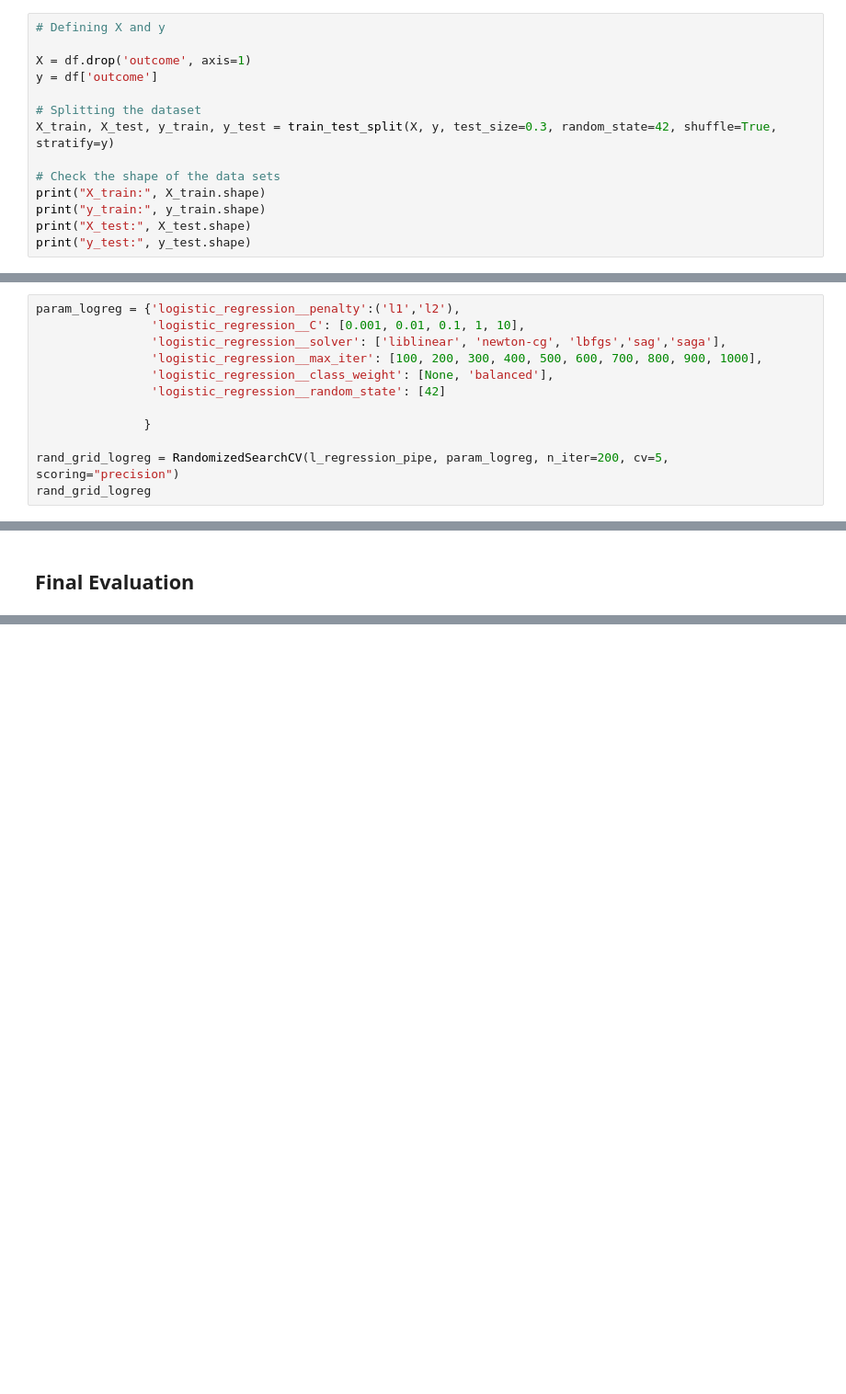
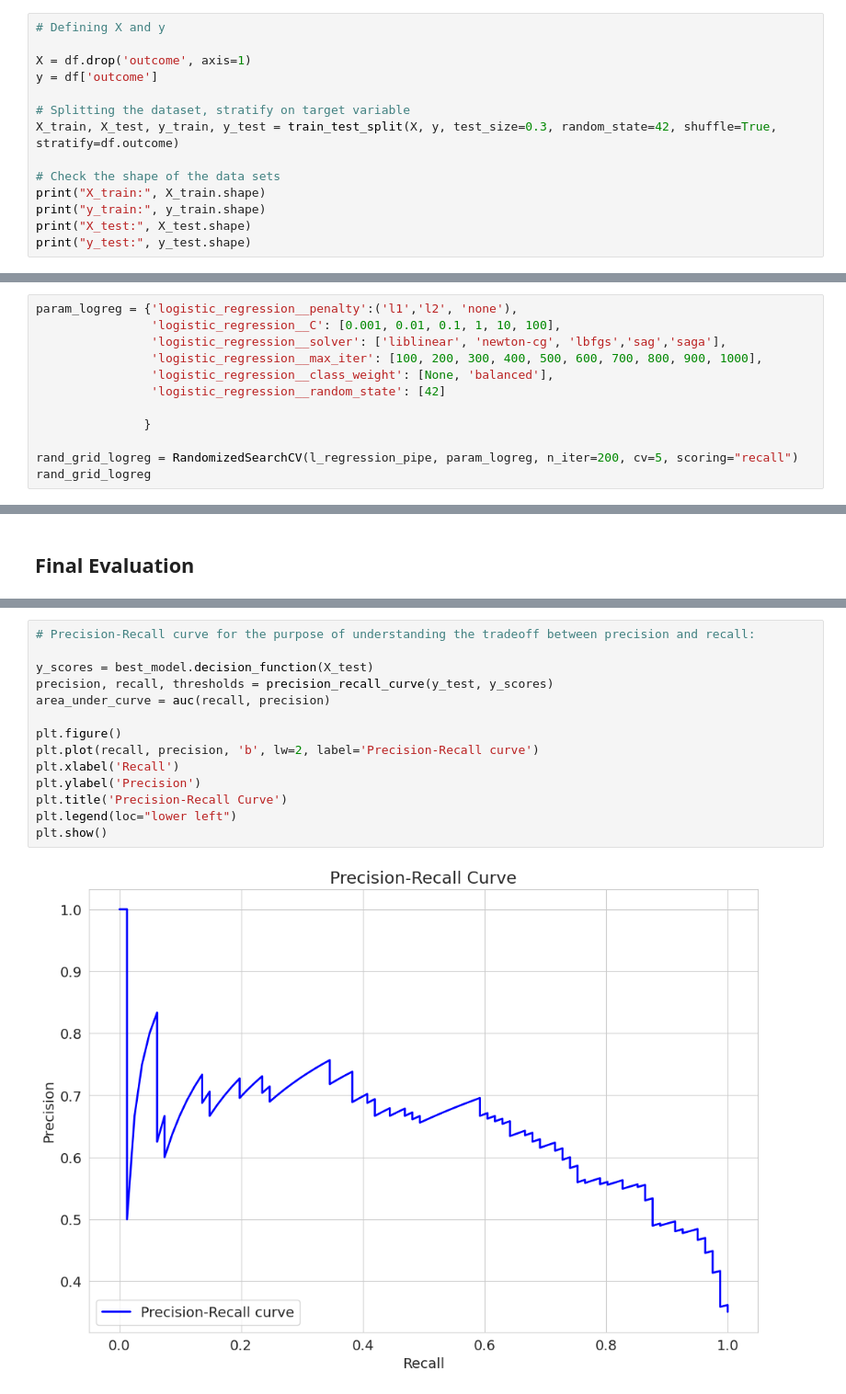
Before and after one commit to mojtaba-peyrovi/diabetes-ML-practice, a Jupyter notebook: 2_Diabetes_Challenge _random_grid_search.ipynb, the cells around one changed output, grey strips where cells are left out. Shown at 92% size. Saved outputs shown, nothing was run; the diff lists cells and outputs as text; blank space fills up the shorter version.

```diff
--- a/2_Diabetes_Challenge _random_grid_search.ipynb
+++ b/2_Diabetes_Challenge _random_grid_search.ipynb
@@ -49,8 +60,8 @@ df.head()
 X = df.drop('outcome', axis=1)
 y = df['outcome']
 
-# Splitting the dataset
-X_train, X_test, y_train, y_test = train_test_split(X, y, test_size=0.3, random_state=42, shuffle=True, stratify=y)
+# Splitting the dataset, stratify on target variable
+X_train, X_test, y_train, y_test = train_test_split(X, y, test_size=0.3, random_state=42, shuffle=True, stratify=df.outcome)
 
 # Check the shape of the data sets
 print("X_train:", X_train.shape)
@@ -159,8 +200,8 @@ l_regression_pipe.get_params()
  'logistic_regression__verbose': 0,
  'logistic_regression__warm_start': False}
 # %%
-param_logreg = {'logistic_regression__penalty':('l1','l2'),
-                'logistic_regression__C': [0.001, 0.01, 0.1, 1, 10],
+param_logreg = {'logistic_regression__penalty':('l1','l2', 'none'),
+                'logistic_regression__C': [0.001, 0.01, 0.1, 1, 10, 100],
                 'logistic_regression__solver': ['liblinear', 'newton-cg', 'lbfgs','sag','saga'],
                 'logistic_regression__max_iter': [100, 200, 300, 400, 500, 600, 700, 800, 900, 1000],
                 'logistic_regression__class_weight': [None, 'balanced'],
@@ -168,7 +209,7 @@ param_logreg = {'logistic_regression__penalty':('l1','l2'),
 
                }
 
-rand_grid_logreg = RandomizedSearchCV(l_regression_pipe, param_logreg, n_iter=200, cv=5, scoring="precision")
+rand_grid_logreg = RandomizedSearchCV(l_regression_pipe, param_logreg, n_iter=200, cv=5, scoring="recall")
 rand_grid_logreg
 # %% [output]
 RandomizedSearchCV(cv=5,
@@ -246,0 +290,16 @@ Precision: 0.76
+# %%
+# Precision-Recall curve for the purpose of understanding the tradeoff between precision and recall:
+
+y_scores = best_model.decision_function(X_test)
+precision, recall, thresholds = precision_recall_curve(y_test, y_scores)
+area_under_curve = auc(recall, precision)
+
+plt.figure()
+plt.plot(recall, precision, 'b', lw=2, label='Precision-Recall curve')
+plt.xlabel('Recall')
+plt.ylabel('Precision')
+plt.title('Precision-Recall Curve')
+plt.legend(loc="lower left")
+plt.show()
+# %% [output]
+[figure, added]
```
Also changed, not shown: parts of 10 cells of this notebook.
